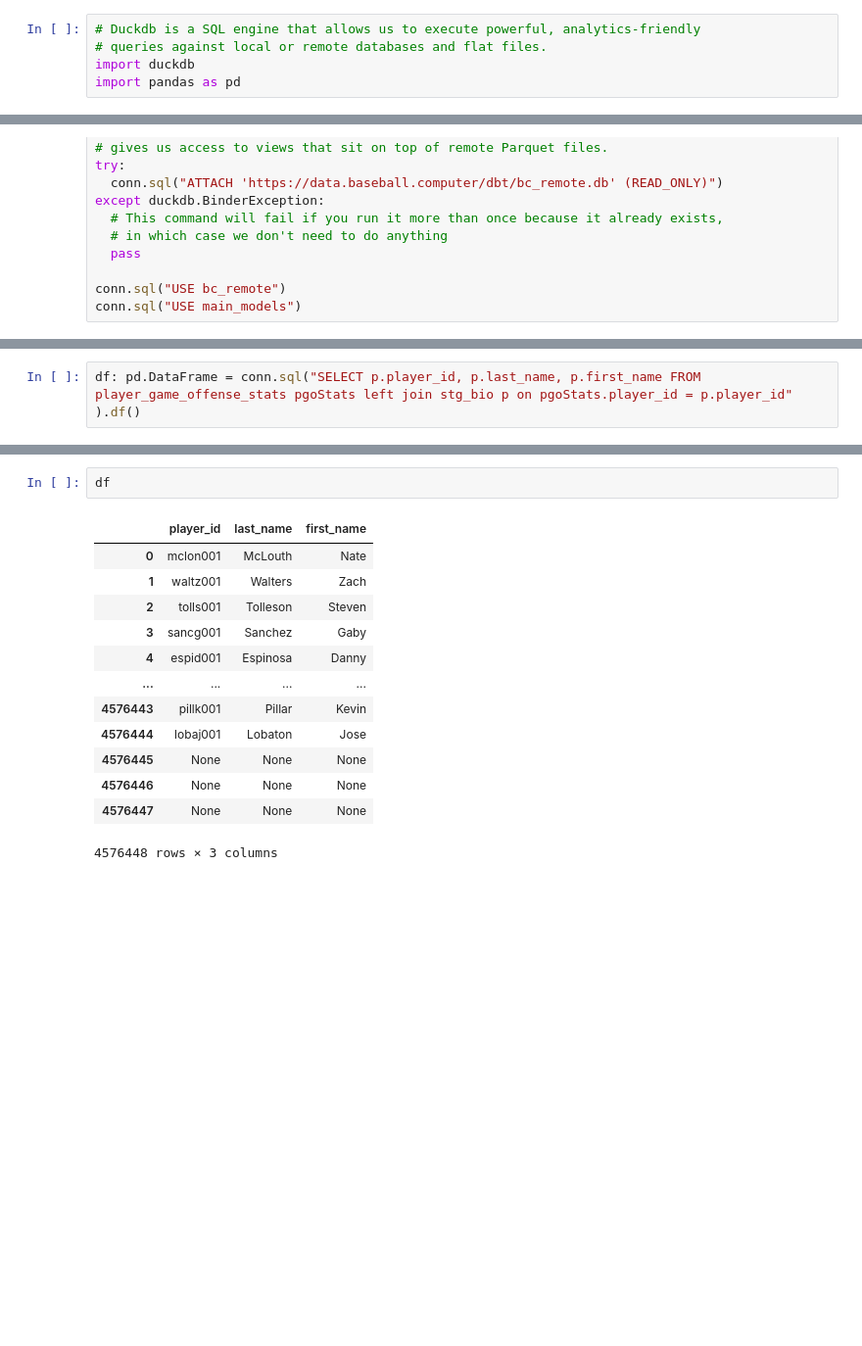
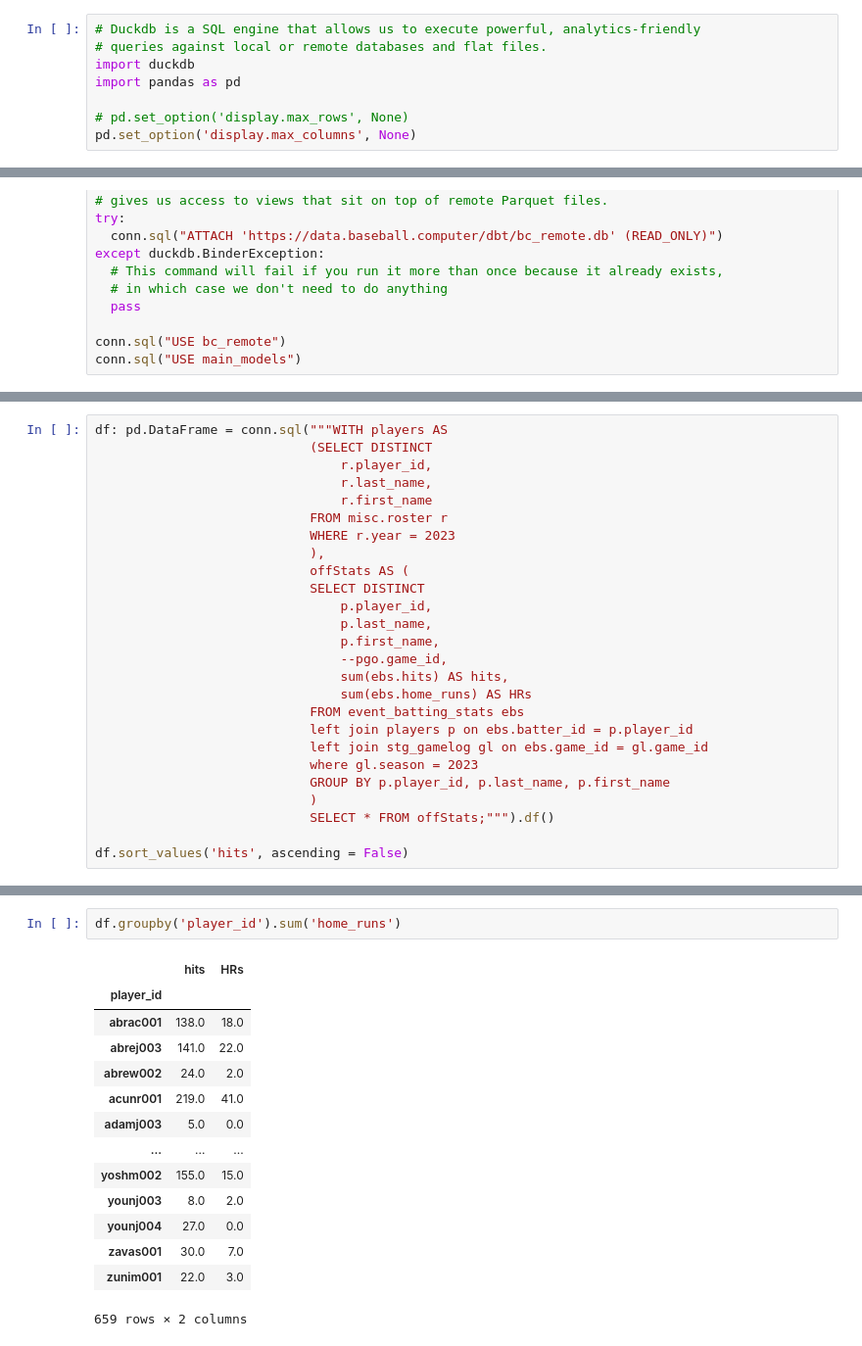
Before and after one commit to dillon-turner/Baseball-Analytics, a Jupyter notebook: Baseball_Intro.ipynb, the cells around one changed output, grey strips where cells are left out. Shown at 98% size. Cells and saved outputs as stored; diff of their text form; blank space fills up the shorter version.

```diff
--- a/Baseball_Intro.ipynb
+++ b/Baseball_Intro.ipynb
@@ -20,6 +5,9 @@ Successfully installed duckdb-1.1.3
 # queries against local or remote databases and flat files.
 import duckdb
 import pandas as pd
+
+# pd.set_option('display.max_rows', None)
+pd.set_option('display.max_columns', None)
 # %%
 # Create a database file on disk
 conn = duckdb.connect('example.db')
@@ -45,2 +35,26 @@ Potential A/B Testing ideas: Offensive and pitching stats several years prior an
 # %%
-df: pd.DataFrame = conn.sql("SELECT p.player_id, p.last_name, p.first_name FROM player_game_offense_stats pgoStats left join stg_bio p on pgoStats.player_id = p.player_id" ).df()
+df: pd.DataFrame = conn.sql("""WITH players AS
+                            (SELECT DISTINCT
+                                r.player_id,
+                                r.last_name,
+                                r.first_name
+                            FROM misc.roster r
+                            WHERE r.year = 2023
+                            ),
+                            offStats AS (
+                            SELECT DISTINCT
+                                p.player_id,
+                                p.last_name,
+                                p.first_name,
+                                --pgo.game_id,
+                                sum(ebs.hits) AS hits,
+                                sum(ebs.home_runs) AS HRs
+                            FROM event_batting_stats ebs
+                            left join players p on ebs.batter_id = p.player_id
+                            left join stg_gamelog gl on ebs.game_id = gl.game_id
+                            where gl.season = 2023
+                            GROUP BY p.player_id, p.last_name, p.first_name
+                            )
+                            SELECT * FROM offStats;""").df()
+
+df.sort_values('hits', ascending = False)
@@ -47,16 +75,17 @@ df: pd.DataFrame = conn.sql("SELECT p.player_id, p.last_name, p.first_name FROM
 # %%
-df
+df.groupby('player_id').sum('home_runs')
 # %% [output]
-|  | player_id | last_name | first_name |
-| 0 | mclon001 | McLouth | Nate |
-| 1 | waltz001 | Walters | Zach |
-| 2 | tolls001 | Tolleson | Steven |
-| 3 | sancg001 | Sanchez | Gaby |
-| 4 | espid001 | Espinosa | Danny |
-| ... | ... | ... | ... |
-| 4576443 | pillk001 | Pillar | Kevin |
-| 4576444 | lobaj001 | Lobaton | Jose |
-| 4576445 | None | None | None |
-| 4576446 | None | None | None |
-| 4576447 | None | None | None |
+|  | hits | HRs |
+| player_id |  |  |
+| abrac001 | 138.0 | 18.0 |
+| abrej003 | 141.0 | 22.0 |
+| abrew002 | 24.0 | 2.0 |
+| acunr001 | 219.0 | 41.0 |
+| adamj003 | 5.0 | 0.0 |
+| ... | ... | ... |
+| yoshm002 | 155.0 | 15.0 |
+| younj003 | 8.0 | 2.0 |
+| younj004 | 27.0 | 0.0 |
+| zavas001 | 30.0 | 7.0 |
+| zunim001 | 22.0 | 3.0 |
-4576448 rows × 3 columns
+659 rows × 2 columns
```
Also changed, not shown: parts of 12 cells of this notebook, 2 other files.
